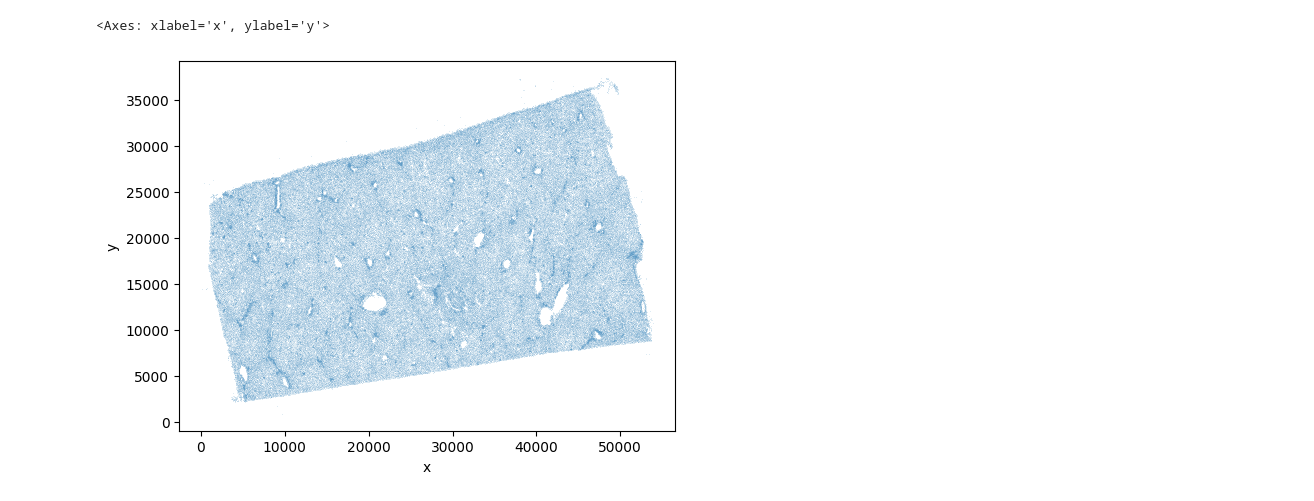
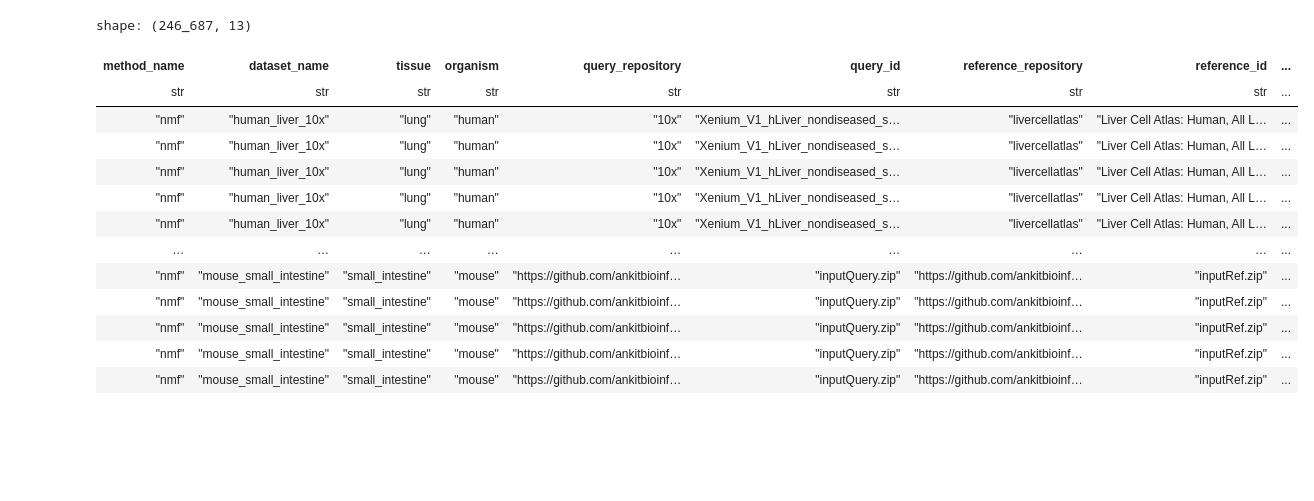
Before and after one commit to egerc/Experiments, a Jupyter notebook: Projects/spatial_transcriptomics_integration/label_transfer/notebooks/plotting.ipynb, the cells around one changed output. Cells and saved outputs as stored; diff of their text form; code cells hidden in the pictures; blank space fills up the shorter version.

```diff
--- a/Projects/spatial_transcriptomics_integration/label_transfer/notebooks/plotting.ipynb
+++ b/Projects/spatial_transcriptomics_integration/label_transfer/notebooks/plotting.ipynb
@@ -6,10 +6,22 @@ df = pl.read_csv("/home/gruengroup/christian/Projects/Experiments/Projects/spati
-# %%
-sns.scatterplot(
-    df.filter(pl.col("name") == "nmf"),
-    x="x",
-    y="y",
-    s=0.1
-)
-# %% [output]
-<Axes: xlabel='x', ylabel='y'>
-[figure, removed]
+# %%
+
+output_folder = Path("../output/")
+latest_file = sorted(output_folder.glob("*_experiment.parquet"))[-1]
+
+df = pl.read_parquet(latest_file)
+df
+# %% [output]
+shape: (246_687, 13)
+| method_name | dataset_name | tissue | organism | query_repository | query_id | reference_repository | reference_id | ... |
+| str | str | str | str | str | str | str | str | ... |
+| "nmf" | "human_liver_10x" | "lung" | "human" | "10x" | "Xenium_V1_hLiver_nondiseased_s… | "livercellatlas" | "Liver Cell Atlas: Human, All L… | ... |
+| "nmf" | "human_liver_10x" | "lung" | "human" | "10x" | "Xenium_V1_hLiver_nondiseased_s… | "livercellatlas" | "Liver Cell Atlas: Human, All L… | ... |
+| "nmf" | "human_liver_10x" | "lung" | "human" | "10x" | "Xenium_V1_hLiver_nondiseased_s… | "livercellatlas" | "Liver Cell Atlas: Human, All L… | ... |
+| "nmf" | "human_liver_10x" | "lung" | "human" | "10x" | "Xenium_V1_hLiver_nondiseased_s… | "livercellatlas" | "Liver Cell Atlas: Human, All L… | ... |
+| "nmf" | "human_liver_10x" | "lung" | "human" | "10x" | "Xenium_V1_hLiver_nondiseased_s… | "livercellatlas" | "Liver Cell Atlas: Human, All L… | ... |
+| … | … | … | … | … | … | … | … | ... |
+| "nmf" | "mouse_small_intestine" | "small_intestine" | "mouse" | "https://github.com/ankitbioinf… | "inputQuery.zip" | "https://github.com/ankitbioinf… | "inputRef.zip" | ... |
+| "nmf" | "mouse_small_intestine" | "small_intestine" | "mouse" | "https://github.com/ankitbioinf… | "inputQuery.zip" | "https://github.com/ankitbioinf… | "inputRef.zip" | ... |
+| "nmf" | "mouse_small_intestine" | "small_intestine" | "mouse" | "https://github.com/ankitbioinf… | "inputQuery.zip" | "https://github.com/ankitbioinf… | "inputRef.zip" | ... |
+| "nmf" | "mouse_small_intestine" | "small_intestine" | "mouse" | "https://github.com/ankitbioinf… | "inputQuery.zip" | "https://github.com/ankitbioinf… | "inputRef.zip" | ... |
+| "nmf" | "mouse_small_intestine" | "small_intestine" | "mouse" | "https://github.com/ankitbioinf… | "inputQuery.zip" | "https://github.com/ankitbioinf… | "inputRef.zip" | ... |
```
Also changed, not shown: parts of 7 cells of this notebook.
